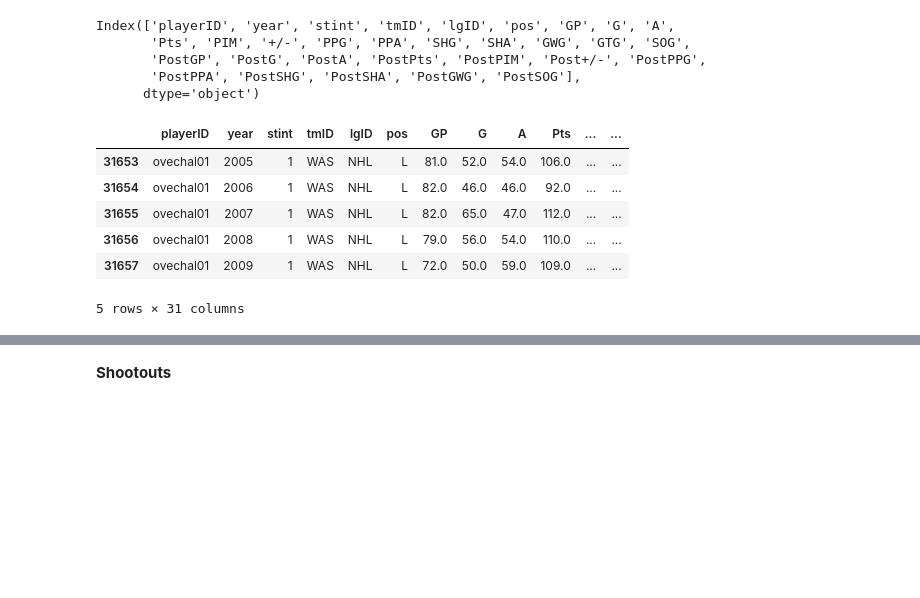
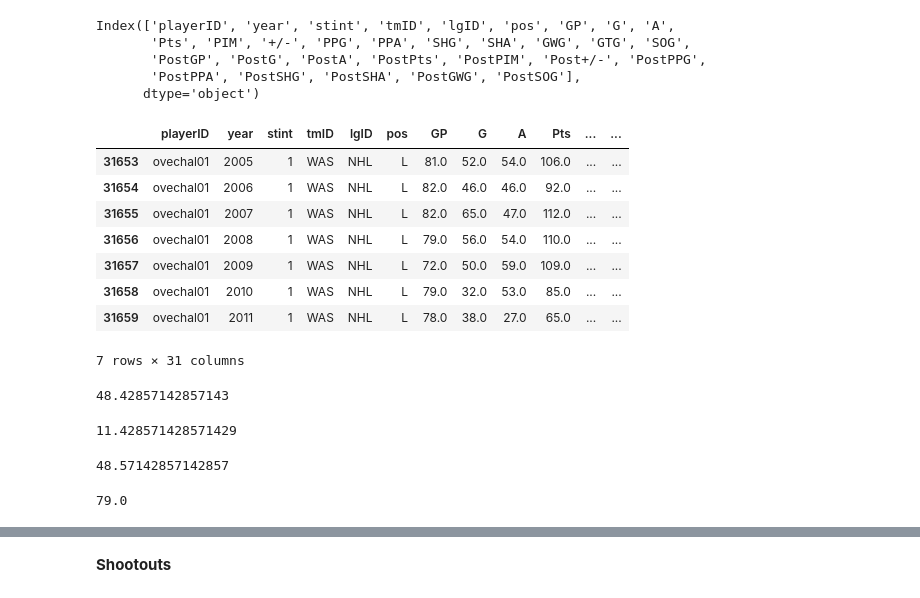
Before and after one commit to aakiyanova/Hockey-Data-Analysis, a Jupyter notebook: notebooks/notebook-3-ovechkin-data.ipynb, the cells around one changed output, grey strips where cells are left out. Saved outputs shown, nothing was run; the diff lists cells and outputs as text; code cells hidden in the pictures; blank space fills up the shorter version.

```diff
--- a/notebooks/notebook-3-ovechkin-data.ipynb
+++ b/notebooks/notebook-3-ovechkin-data.ipynb
@@ -62,15 +79,39 @@ Index(['playerID', 'year', 'stint', 'tmID', 'lgID', 'pos', 'GP', 'G', 'A',
        'PostGP', 'PostG', 'PostA', 'PostPts', 'PostPIM', 'Post+/-', 'PostPPG',
        'PostPPA', 'PostSHG', 'PostSHA', 'PostGWG', 'PostSOG'],
       dtype='object')
+# %%
+pd.options.display.float_format = '{:.1f}'.format
 # %%
 # observe stats scoring stats related to the player
 ovechkin_score = scoring.loc[scoring['playerID'] == 'ovechal01']
-ovechkin_score.head()
+ovechkin_score
 # %% [output]
 |  | playerID | year | stint | tmID | lgID | pos | GP | G | A | Pts | ... | ... |
 | 31653 | ovechal01 | 2005 | 1 | WAS | NHL | L | 81.0 | 52.0 | 54.0 | 106.0 | ... | ... |
 | 31654 | ovechal01 | 2006 | 1 | WAS | NHL | L | 82.0 | 46.0 | 46.0 | 92.0 | ... | ... |
 | 31655 | ovechal01 | 2007 | 1 | WAS | NHL | L | 82.0 | 65.0 | 47.0 | 112.0 | ... | ... |
 | 31656 | ovechal01 | 2008 | 1 | WAS | NHL | L | 79.0 | 56.0 | 54.0 | 110.0 | ... | ... |
 | 31657 | ovechal01 | 2009 | 1 | WAS | NHL | L | 72.0 | 50.0 | 59.0 | 109.0 | ... | ... |
+| 31658 | ovechal01 | 2010 | 1 | WAS | NHL | L | 79.0 | 32.0 | 53.0 | 85.0 | ... | ... |
+| 31659 | ovechal01 | 2011 | 1 | WAS | NHL | L | 78.0 | 38.0 | 27.0 | 65.0 | ... | ... |
-5 rows × 31 columns
+7 rows × 31 columns
+# %%
+# average goals in a year
+statistics.mean(ovechkin_score['G'])
+# %% [output]
+48.42857142857143
+# %%
+# average +/- score in a year
+statistics.mean(ovechkin_score['+/-'])
+# %% [output]
+11.428571428571429
+# %%
+# average assists in a year
+statistics.mean(ovechkin_score['A'])
+# %% [output]
+48.57142857142857
+# %%
+# average games played in a season
+statistics.mean(ovechkin_score['GP'])
+# %% [output]
+79.0
```
Also changed, not shown: parts of 27 cells of this notebook, 26 other files.
